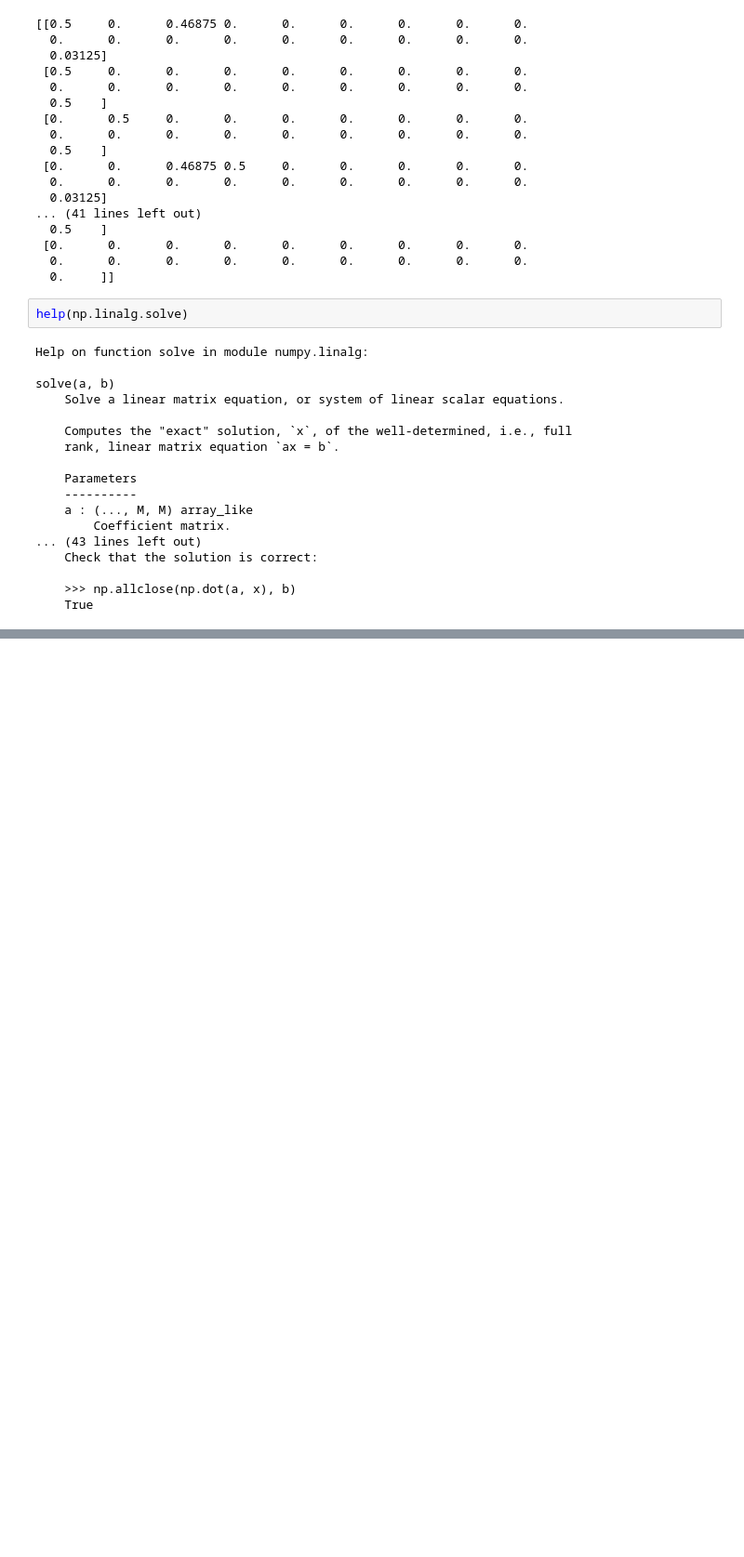
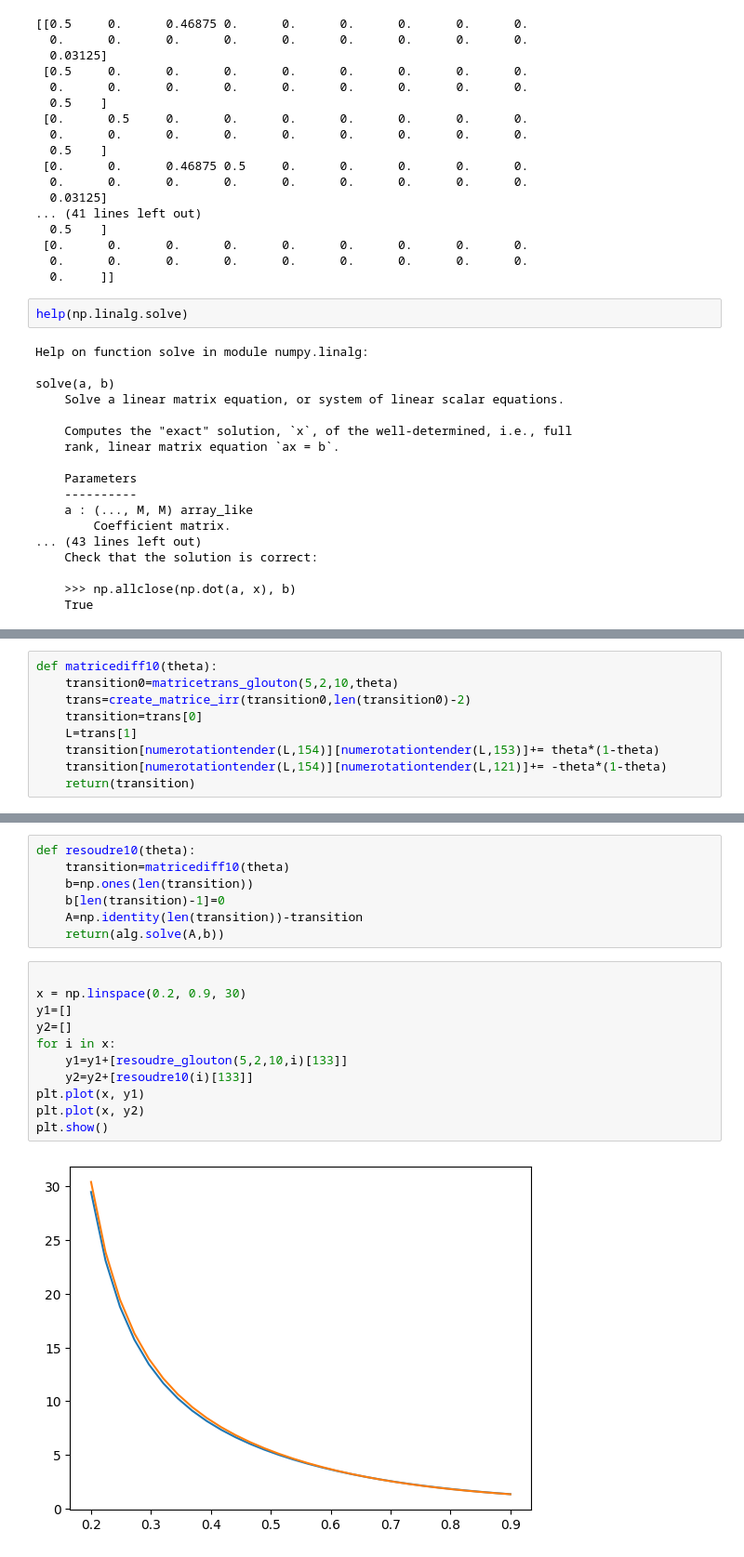
Before and after one commit to AsdaeSunspark/Maths-pour-l-entreprise, a Jupyter notebook: SimulationMC.ipynb, the cells around one changed output, grey strips where cells are left out. Shown at 93% size. Saved outputs shown, nothing was run; the diff lists cells and outputs as text; blank space fills up the shorter version.

```diff
--- a/SimulationMC.ipynb
+++ b/SimulationMC.ipynb
@@ -1032,0 +1455,9 @@ print (b)
+# %%
+def matricediff10(theta):
+    transition0=matricetrans_glouton(5,2,10,theta)
+    trans=create_matrice_irr(transition0,len(transition0)-2)
+    transition=trans[0]
+    L=trans[1]
+    transition[numerotationtender(L,154)][numerotationtender(L,153)]+= theta*(1-theta)
+    transition[numerotationtender(L,154)][numerotationtender(L,121)]+= -theta*(1-theta)
+    return(transition)
@@ -1032,0 +1478,20 @@ print (b)
+# %%
+def resoudre10(theta):
+    transition=matricediff10(theta)
+    b=np.ones(len(transition))
+    b[len(transition)-1]=0
+    A=np.identity(len(transition))-transition
+    return(alg.solve(A,b))
+# %%
+
+x = np.linspace(0.2, 0.9, 30)
+y1=[]
+y2=[]
+for i in x:
+    y1=y1+[resoudre_glouton(5,2,10,i)[133]]
+    y2=y2+[resoudre10(i)[133]]
+plt.plot(x, y1)
+plt.plot(x, y2)
+plt.show()
+# %% [output]
+[figure, added]
```
Also changed, not shown: parts of 40 cells of this notebook, 1 other file.
